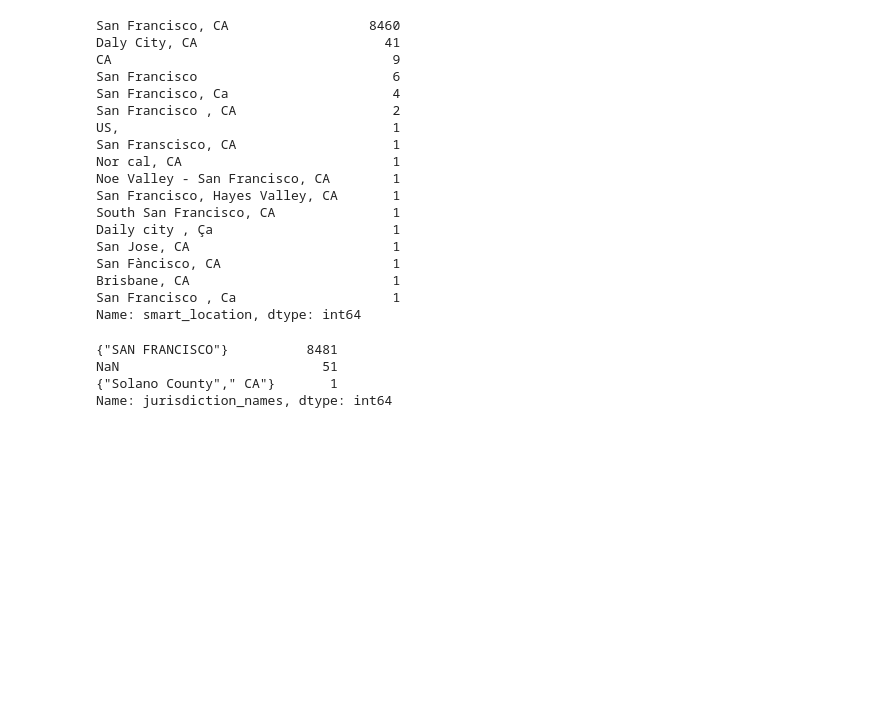
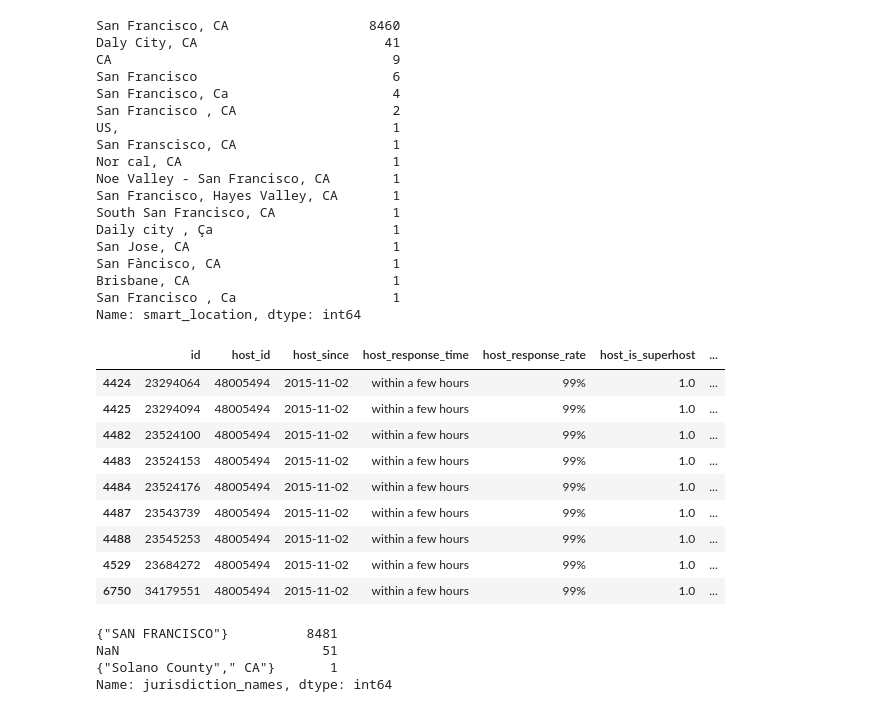
Before and after one commit to shabnami/Capstone_project_Airbnb, a Jupyter notebook: Airbnb.ipynb, the cells around one changed output. Saved outputs shown, nothing was run; the diff lists cells and outputs as text; code cells hidden in the pictures; blank space fills up the shorter version.

```diff
--- a/Airbnb.ipynb
+++ b/Airbnb.ipynb
@@ -386,3 +350,8 @@ Name: street, dtype: int64
+# %%
+df.drop(df.loc[df['street'] == 'San Jose, CA, United States'].index, inplace = True)
+# %%
+df.drop('street', axis = 1, inplace=True)
+df.drop('city', axis = 1, inplace=True)
 # %%
 df.state.value_counts(dropna=False)
 # %% [output]
@@ -419,3 +395,16 @@ San Fàncisco, CA                      1
 Brisbane, CA                          1
 San Francisco , Ca                    1
 Name: smart_location, dtype: int64
+# %%
+df.loc[df['smart_location'] == 'CA']
+# %% [output]
+|  | id | host_id | host_since | host_response_time | host_response_rate | host_is_superhost | ... |
+| 4424 | 23294064 | 48005494 | 2015-11-02 | within a few hours | 99% | 1.0 | ... |
+| 4425 | 23294094 | 48005494 | 2015-11-02 | within a few hours | 99% | 1.0 | ... |
+| 4482 | 23524100 | 48005494 | 2015-11-02 | within a few hours | 99% | 1.0 | ... |
+| 4483 | 23524153 | 48005494 | 2015-11-02 | within a few hours | 99% | 1.0 | ... |
+| 4484 | 23524176 | 48005494 | 2015-11-02 | within a few hours | 99% | 1.0 | ... |
+| 4487 | 23543739 | 48005494 | 2015-11-02 | within a few hours | 99% | 1.0 | ... |
+| 4488 | 23545253 | 48005494 | 2015-11-02 | within a few hours | 99% | 1.0 | ... |
+| 4529 | 23684272 | 48005494 | 2015-11-02 | within a few hours | 99% | 1.0 | ... |
+| 6750 | 34179551 | 48005494 | 2015-11-02 | within a few hours | 99% | 1.0 | ... |
```
Also changed, not shown: parts of 17 cells of this notebook.
